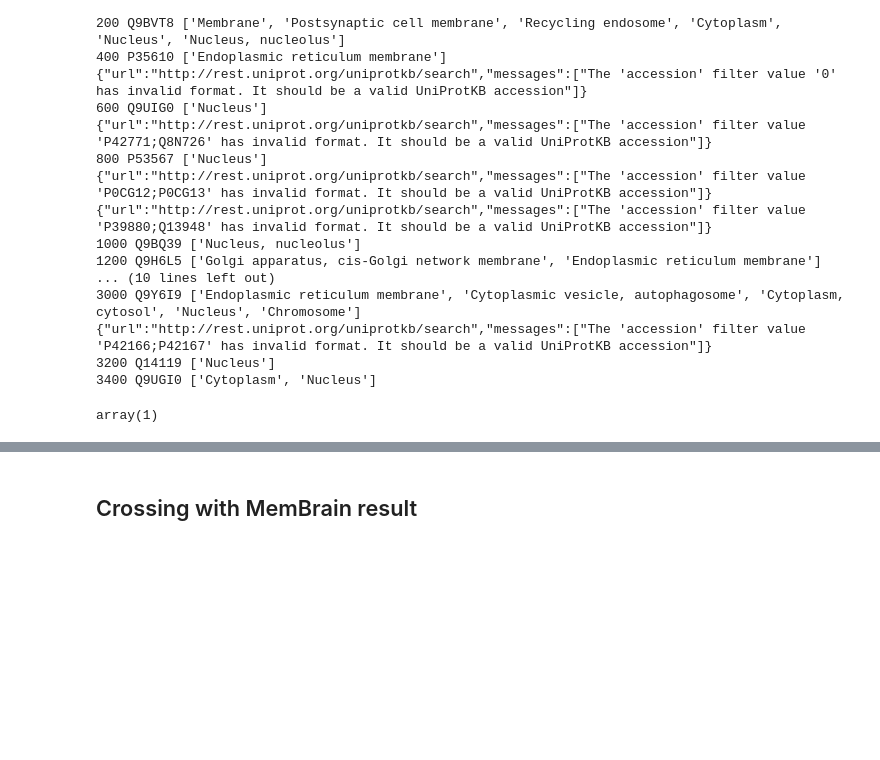
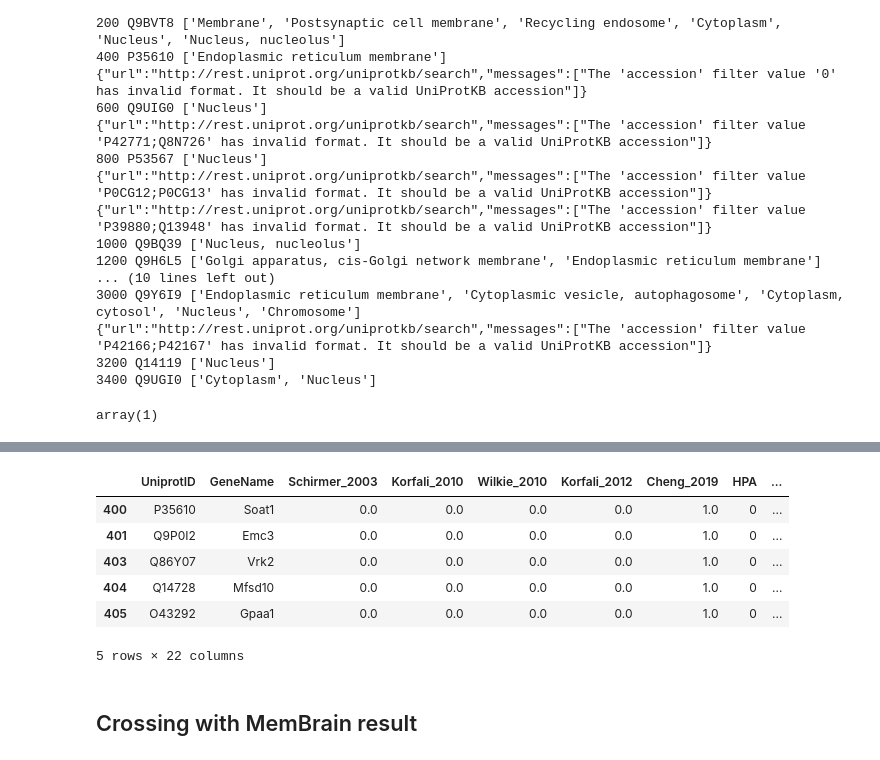
Before and after one commit to shokenlee/Nuclear_proteome, a Jupyter notebook: MergingNEProteome.ipynb, the cells around one changed output, grey strips where cells are left out. Cells and saved outputs as stored; diff of their text form; code cells hidden in the pictures; blank space fills up the shorter version.

Commit message:
Tier1,2 crossed w MemBrain

```diff
--- a/MergingNEProteome.ipynb
+++ b/MergingNEProteome.ipynb
@@ -424,0 +396,4 @@ df_tier1_2.head()
+# %%
+df = pd.read_csv('./Output/Merged_Proteome-HPA-UP_011023.csv')
+# %%
+df.fillna('Not_found', inplace=True)
@@ -424,0 +420,7 @@ df_tier1_2.head()
+# %%
+df['Sum_Proteme'] = df.Schirmer_2003 + df.Korfali_2010 + df.Wilkie_2010 + df.Korfali_2012 + df.Cheng_2019
+df['HPA-UP'] = df.HPA + df.Uniprot_subCell
+# %%
+df.loc[df.Sum_Proteme >= 2,'Tier'] = 1
+df.loc[(df.Sum_Proteme == 1)&(df['HPA-UP'] == 1),'Tier'] = 2
+df.fillna(3, inplace=True)
@@ -425,3 +451,13 @@ df_tier1_2.head()
+# %%
+df_tier1_2.tail()
+# %% [output]
+|  | UniprotID | GeneName | Schirmer_2003 | Korfali_2010 | Wilkie_2010 | Korfali_2012 | Cheng_2019 | HPA | ... |
+| 400 | P35610 | Soat1 | 0.0 | 0.0 | 0.0 | 0.0 | 1.0 | 0 | ... |
+| 401 | Q9P0I2 | Emc3 | 0.0 | 0.0 | 0.0 | 0.0 | 1.0 | 0 | ... |
+| 403 | Q86Y07 | Vrk2 | 0.0 | 0.0 | 0.0 | 0.0 | 1.0 | 0 | ... |
+| 404 | Q14728 | Mfsd10 | 0.0 | 0.0 | 0.0 | 0.0 | 1.0 | 0 | ... |
+| 405 | O43292 | Gpaa1 | 0.0 | 0.0 | 0.0 | 0.0 | 1.0 | 0 | ... |
+5 rows × 22 columns
 # %% [markdown]
 ## Crossing with MemBrain result
 # %%
```
Also changed, not shown: parts of 24 cells of this notebook.
